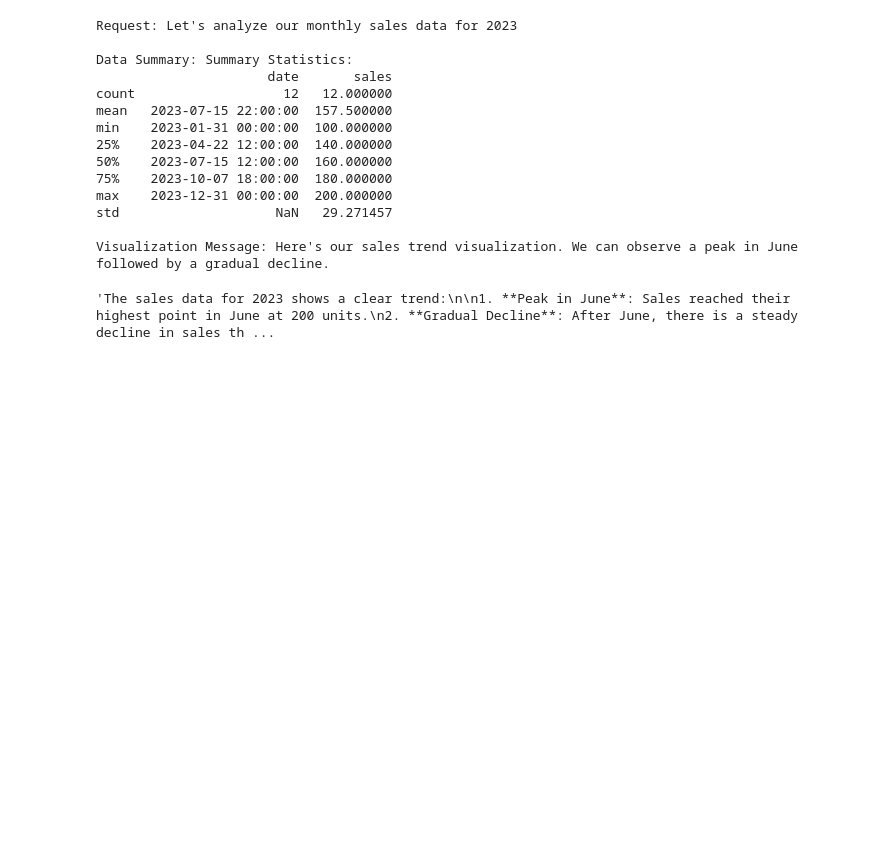
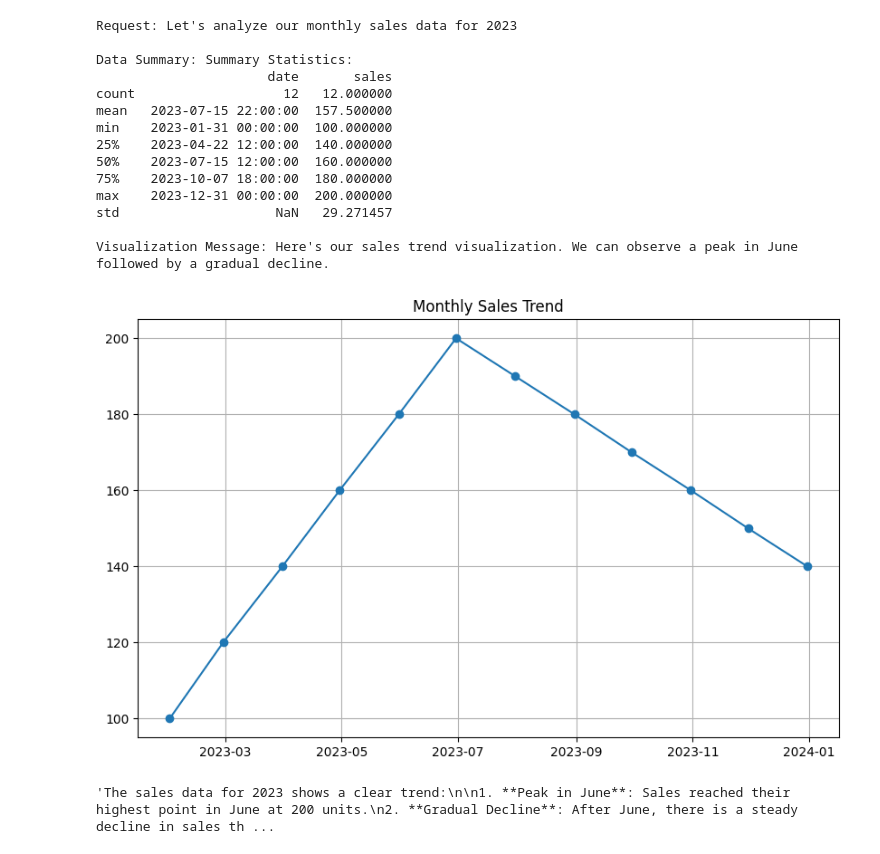
Before and after one commit to EnkrateiaLucca/oreilly_live_training_autogen, a Jupyter notebook: notebooks/3.0-autogen-messages.ipynb, the cells around one changed output. Cells and saved outputs as stored; diff of their text form; code cells hidden in the pictures; blank space fills up the shorter version.

```diff
--- a/notebooks/3.0-autogen-messages.ipynb
+++ b/notebooks/3.0-autogen-messages.ipynb
@@ -209,6 +227,17 @@ assistant = AssistantAgent(
 cancellation_token = CancellationToken()
 
 response = await assistant.on_messages([request_message, data_message, visualization_message], cancellation_token)
+# %%
+def create_sales_plot(df):
+    plt.figure(figsize=(10, 6))
+    plt.plot(df['date'], df['sales'], marker='o')
+    plt.title('Monthly Sales Trend')
+    plt.grid(True)
+    plt.show()
+
+create_sales_plot(df)
+# %% [output]
+[figure, added]
 # %%
 response.chat_message.content
 # %% [output]
```
Also changed, not shown: parts of 2 cells of this notebook, 7 other files.
